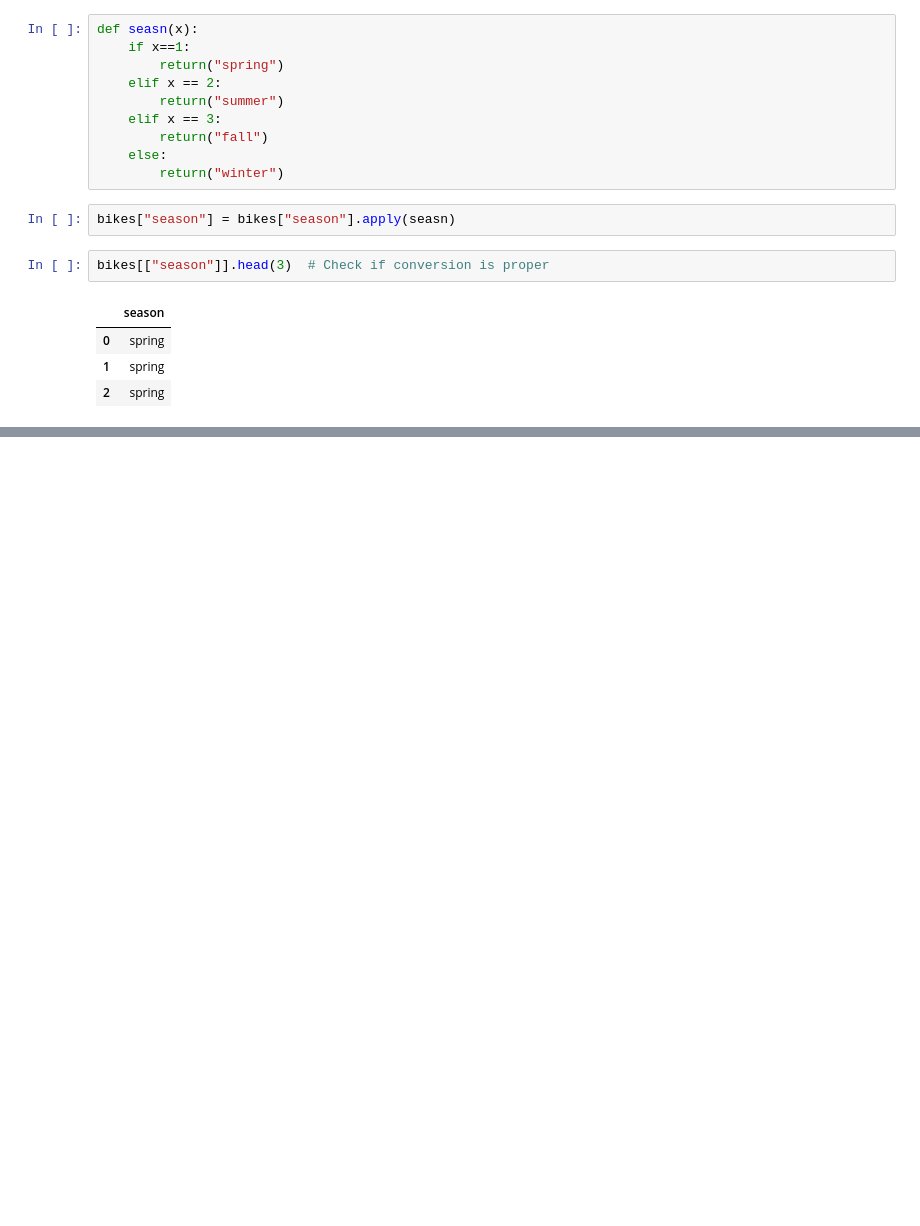
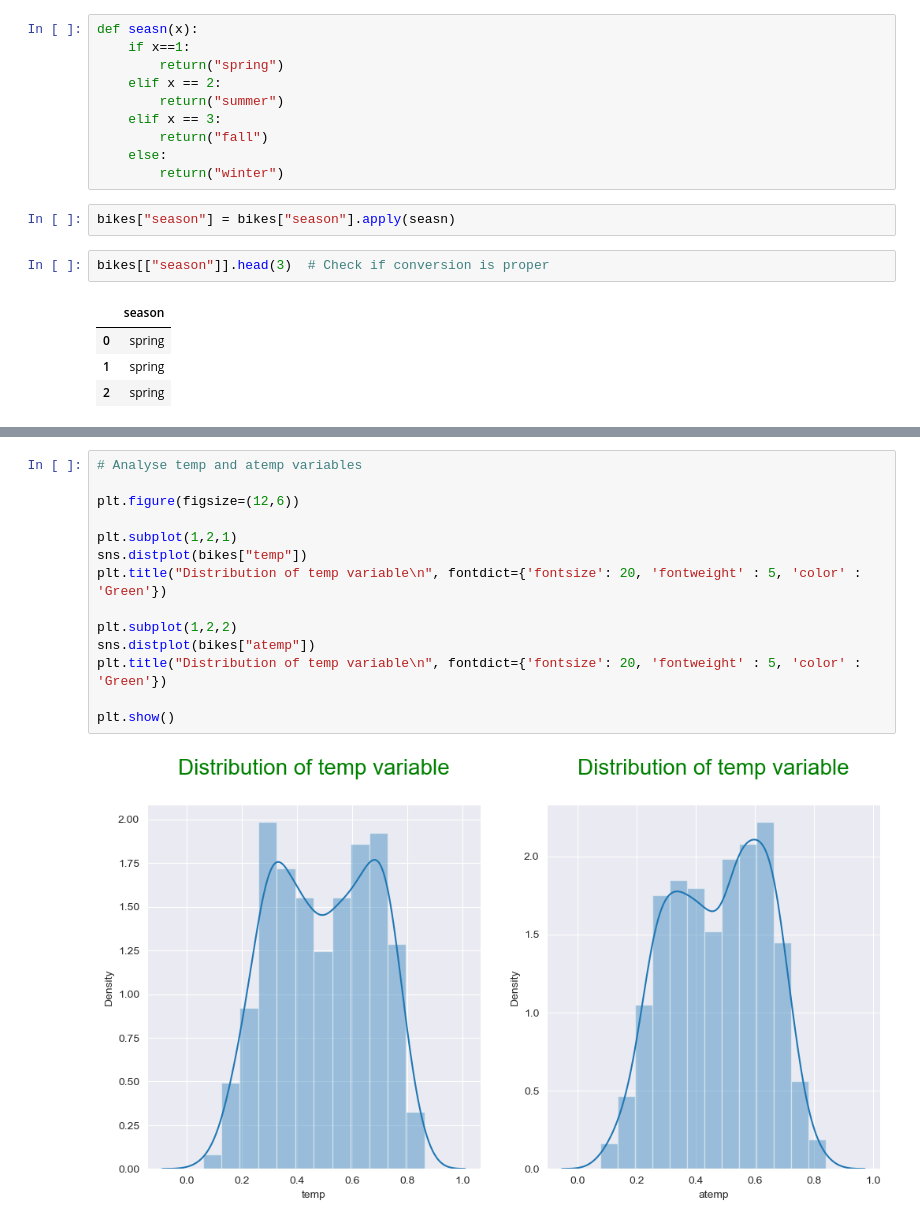
Before and after one commit to sfdatade/machine_learning_bikes_project, a Jupyter notebook: Bpp.ipynb, the cells around one changed output, grey strips where cells are left out. Cells and saved outputs as stored; diff of their text form; blank space fills up the shorter version.

```diff
--- a/Bpp.ipynb
+++ b/Bpp.ipynb
@@ -167,0 +220,16 @@ bikes[["season"]].head(3)  # Check if conversion is proper
+# %%
+# Analyse temp and atemp variables
+
+plt.figure(figsize=(12,6))
+
+plt.subplot(1,2,1)
+sns.distplot(bikes["temp"])
+plt.title("Distribution of temp variable\n", fontdict={'fontsize': 20, 'fontweight' : 5, 'color' : 'Green'})
+
+plt.subplot(1,2,2)
+sns.distplot(bikes["atemp"])
+plt.title("Distribution of temp variable\n", fontdict={'fontsize': 20, 'fontweight' : 5, 'color' : 'Green'})
+
+plt.show()
+# %% [output]
+[figure, added]
```
Also changed, not shown: parts of 139 cells of this notebook.
